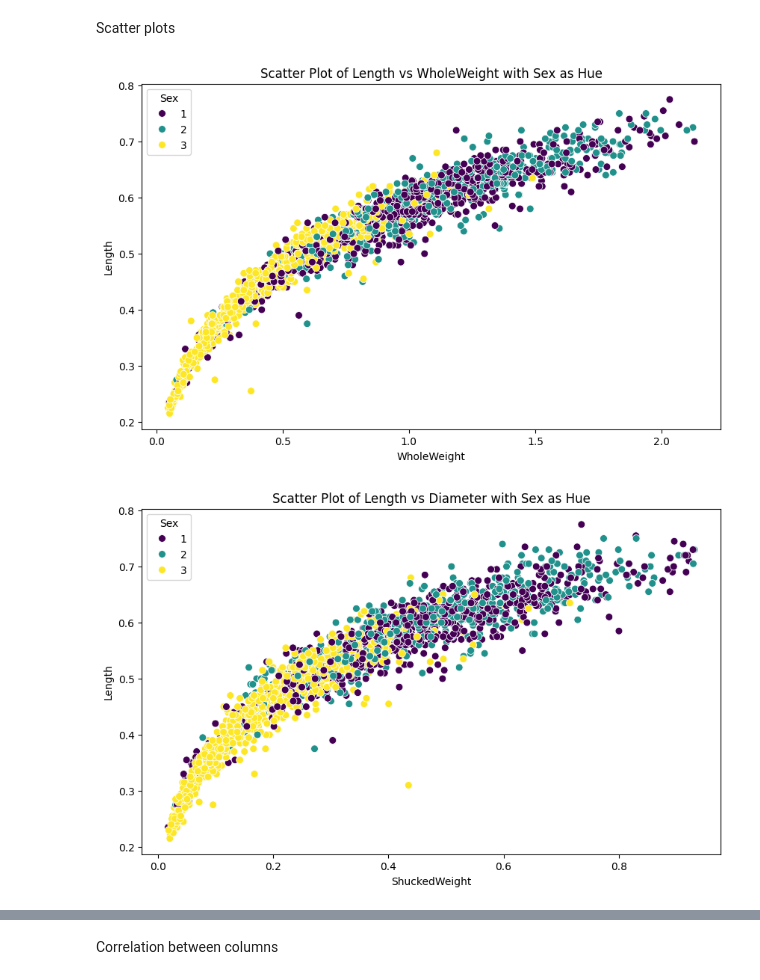
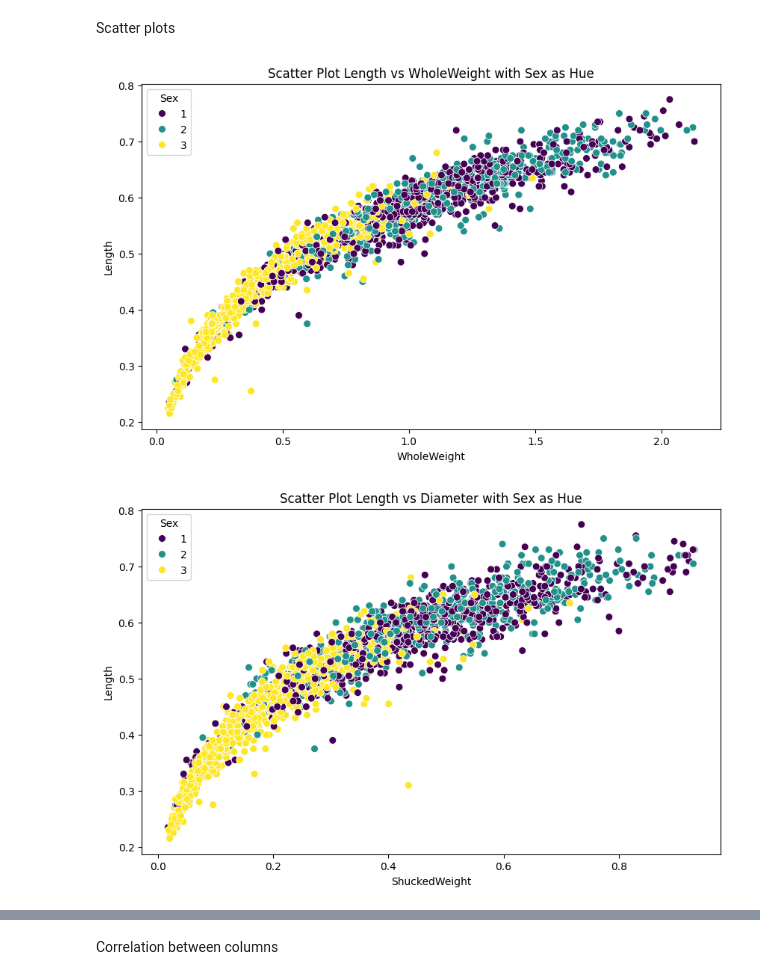
Before and after one commit to cotpetru24/data_mining, a Jupyter notebook: stu124543_data_mining.ipynb, the cells around one changed output, grey strips where cells are left out. Cells and saved outputs as stored; diff of their text form; code cells hidden in the pictures.

```diff
--- a/stu124543_data_mining.ipynb
+++ b/stu124543_data_mining.ipynb
@@ -225,9 +226,7 @@ for col in clean_df.columns:
     print(f"{col} IQR is {IQR}\n")
     lower_bound = Q1 - 1.5 * IQR
     upper_bound = Q3 + 1.5 * IQR
-    #clean_df = clean_df[(clean_df[col] > lower_bound) & (clean_df[col] < upper_bound)]
-
-    clean_df = clean_df[((clean_df[col] > lower_bound) & (clean_df[col] > 0)) & (clean_df[col] < upper_bound)]
+    clean_df = clean_df[(clean_df[col] > lower_bound) & (clean_df[col] < upper_bound)]
 # %% [output]
 Sex percentiles are=> 0.25: 1.0, 0.50: 2.0, 0.75: 3.0
 Sex IQR is 2.0
@@ -312,23 +311,23 @@ Scatter plots
 # %%
 plt.figure(figsize=(10, 6))
 sns.scatterplot(data=clean_df, x='WholeWeight(g)', y='Length(mm)', hue='Sex', palette='viridis', s=50)
 plt.xlabel('WholeWeight')
 plt.ylabel('Length')
-plt.title('Scatter Plot of Length vs WholeWeight with Sex as Hue')
+plt.title('Scatter Plot Length vs WholeWeight with Sex as Hue')
 plt.legend(title='Sex')
 plt.show()
 # %% [output]
-[figure, old version]
+[figure, new version]
 # %%
 plt.figure(figsize=(10, 6))
 sns.scatterplot(data=clean_df, x='ShuckedWeight(g)', y='Length(mm)', hue='Sex', palette='viridis', s=50)
 plt.xlabel('ShuckedWeight')
 plt.ylabel('Length')
-plt.title('Scatter Plot of Length vs Diameter with Sex as Hue')
+plt.title('Scatter Plot Length vs Diameter with Sex as Hue')
 plt.legend(title='Sex')
 plt.show()
 # %% [output]
-[figure, old version]
+[figure, new version]
 # %%
 plt.figure(figsize=(10, 6))
 sns.scatterplot(data=clean_df, x='ShuckedWeight(g)', y='WholeWeight(g)', hue='Sex', palette='viridis', s=50)
```
Also changed, not shown: parts of 11 cells of this notebook.
